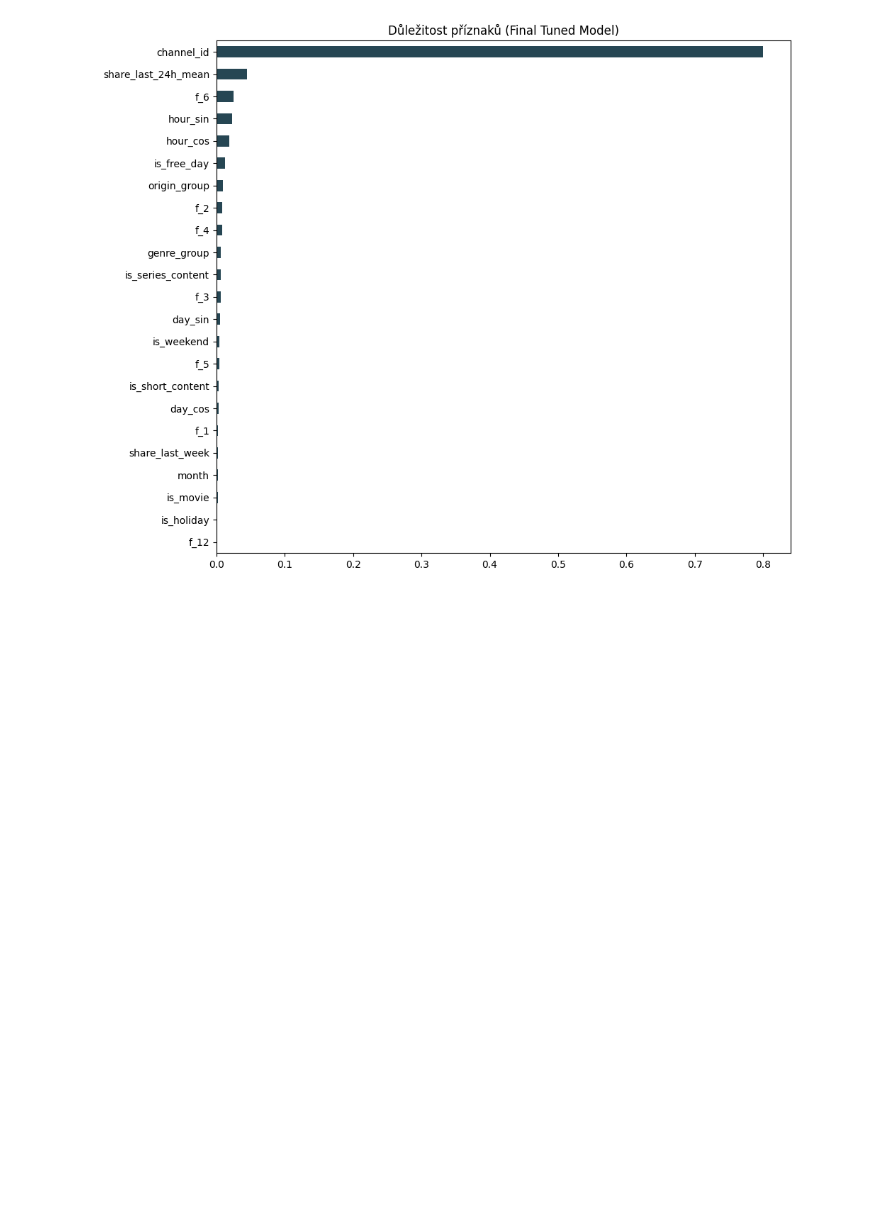
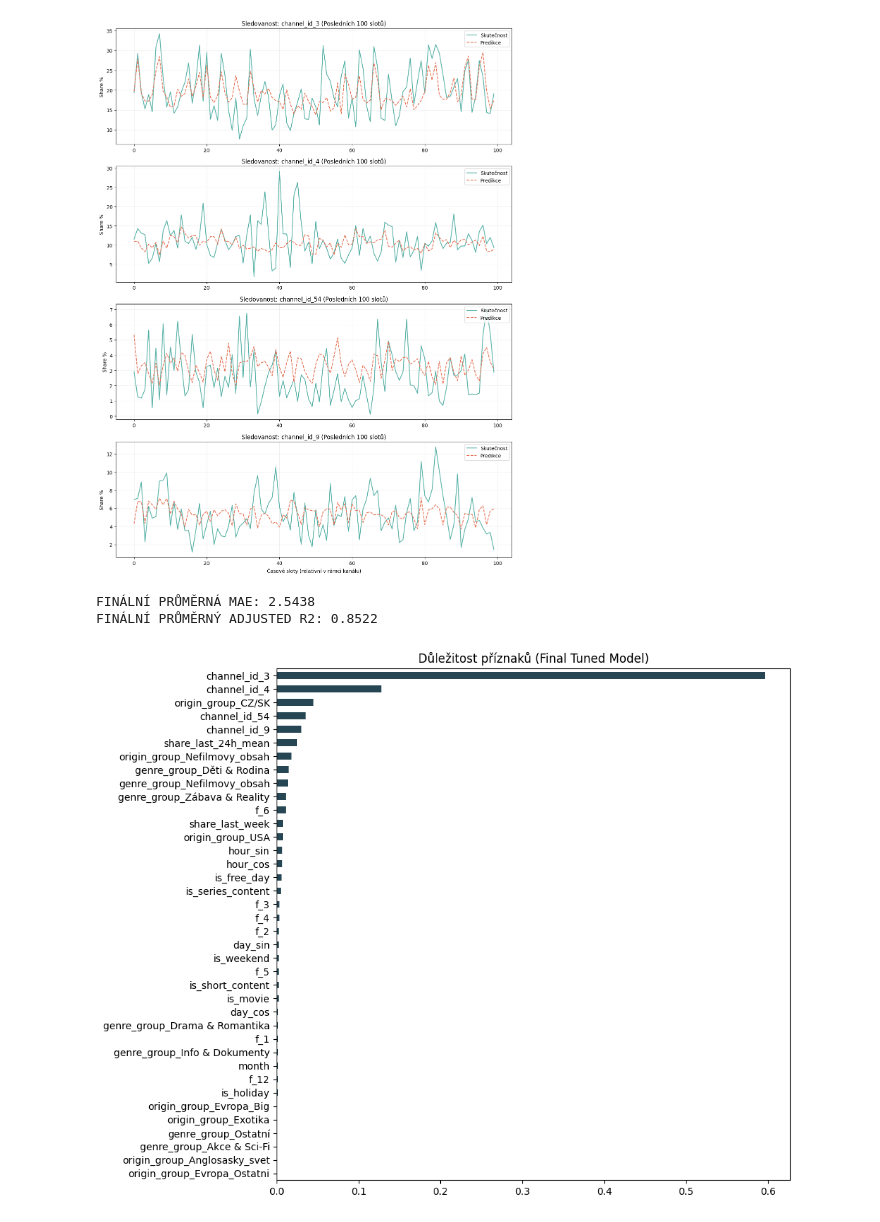
Before and after one commit to AdamCzech27/tv-audience-forecasting, a Jupyter notebook: PredShare/pred_share.ipynb, the cells around one changed output. Cells and saved outputs as stored; diff of their text form; code cells hidden in the pictures; blank space fills up the shorter version.

```diff
--- a/PredShare/pred_share.ipynb
+++ b/PredShare/pred_share.ipynb
@@ -32,32 +32,35 @@ TARGET = 'share_15_54'
 preprocessor = DataPreprocessor(FIX_COLS, TARGET)
 processed_df = preprocessor.run(df)
 # %%
-# --- 1. NAČTENÍ A PŘÍPRAVA DAT (Zůstává stejné) ---
+# --- 1. NAČTENÍ A PŘÍPRAVA DAT ---
 df = processed_df.copy()
-df = df.sort_values(['channel_id', 'timeslot_datetime_from']).reset_index(drop=True)
+df = df.sort_values(['timeslot_datetime_from', 'channel_id']).reset_index(drop=True)
 
-# --- 2. FEATURE ENGINEERING ---
+# --- 2. FEATURE ENGINEERING (vylepšeno o One-Hot Encoding) ---
+
+# Cyklické kódování času (ponecháváme)
 df['hour_sin'] = np.sin(2 * np.pi * df['hour'] / 24)
 df['hour_cos'] = np.cos(2 * np.pi * df['hour'] / 24)
 
-if df['day_of_week'].dtype == 'object' or df['day_of_week'].dtype.name == 'category':
-    day_map = {'Monday':0, 'Tuesday':1, 'Wednesday':2, 'Thursday':3, 'Friday':4, 'Saturday':5, 'Sunday':6}
-    df['day_num'] = df['day_of_week'].map(day_map)
-else:
-    df['day_num'] = df['day_of_week']
 
-df['day_sin'] = np.sin(2 * np.pi * df['day_num'] / 7)
-df['day_cos'] = np.cos(2 * np.pi * df['day_num'] / 7)
+df['day_sin'] = np.sin(2 * np.pi * df['day_of_week'] / 7)
+df['day_cos'] = np.cos(2 * np.pi * df['day_of_week'] / 7)
 
+# Lagové a klouzavé příznaky
 df['share_last_week'] = df.groupby('channel_id')['share_15_54'].shift(168)
 df['share_last_24h_mean'] = df.groupby('channel_id')['share_15_54'].transform(
     lambda x: x.shift(1).rolling(window=24, min_periods=1).mean()
 )
 
-for col in ['channel_id', 'genre_group', 'origin_group']:
-    df[col] = df[col].astype('category').cat.codes
+# --- ONE-HOT ENCODING ---
+cols_to_encode = ['channel_id', 'genre_group', 'origin_group']
+
+df = pd.get_dummies(df, columns=cols_to_encode, prefix=cols_to_encode, drop_first=False)
+
+# Doplnění chybějících hodnot po lagování
 df = df.ffill().bfill()
 
+# --- DEFINICE FEATURES ---
 forbidden = ['share_15_54', 'share_15_54_3mo_mean', 'timeslot_datetime_from', 'main_ident',
              'f_7', 'f_8', 'f_9', 'f_10', 'f_11', 'hour', 'day_of_week', 'day_num']
 
@@ -67,8 +70,6 @@ y = df['share_15_54']
 
 # --- 3. ML WORKFLOW S VYUŽITÍM HELPERU ---
 helper = ModelHelper(X, y)
-
-# Volitelně: spuštění tuningu
 best_params = helper.run_tuning(n_trials=15)
 
 mlflow.set_experiment("TV_Sledovanost_Task_2_Final")
@@ -78,7 +79,7 @@ with mlflow.start_run(run_name="XGBoost_WithOut_3Mo_Mean"):
     mlflow.log_param("num_features", helper.features_count)
 
     tscv = TimeSeriesSplit(n_splits=5)
-    model = xgb.XGBRegressor(**best_params, n_jobs=-1)
+    model = xgb.XGBRegressor(**best_params,random_state = 420, n_jobs=-1)
 
     maes, r2s, adj_r2s = [], [], []
 
@@ -101,11 +102,52 @@ with mlflow.start_run(run_name="XGBoost_WithOut_3Mo_Mean"):
         mlflow.log_metric(f"fold_{fold+1}_adj_r2", m_adj_r2)
         print(f"Fold {fold+1} | MAE: {m_mae:.4f} | AdjR2: {m_adj_r2:.4f}")
 
+        # --- NOVINKA: Vizualizace posledních 100 řádků podle kanálů ---
+        if fold == 4:
+            vis_df = X_test.copy()
+            vis_df['Actual'] = y_test.values
+            vis_df['Predicted'] = preds
+
+            # Najdeme všechny sloupce, které vznikly z channel_id
+            channel_cols = [col for col in vis_df.columns if col.startswith('channel_id_')]
+
+            # Vytvoříme subpoly pro každý nalezený kanál
+            fig, axes = plt.subplots(len(channel_cols), 1, figsize=(12, 4 * len(channel_cols)), sharex=False)
+            if len(channel_cols) == 1: axes = [axes]
+
+            for i, col in enumerate(sorted(channel_cols)):
+                # Vybereme řádky, kde má daný kanál hodnotu 1 (příznak aktivního kanálu)
+                ch_full_data = vis_df[vis_df[col] == 1]
+
+                # Pokud pro daný kanál v testovacím setu nejsou data, přeskočíme
+                if len(ch_full_data) == 0:
+                    axes[i].set_title(f'Kanál: {col} (Žádná data v testu)')
+                    continue
+
+                # Vezmeme posledních 100 záznamů pro tento kanál
+                ch_data = ch_full_data.tail(100)
+
+                axes[i].plot(range(len(ch_data)), ch_data['Actual'], label='Skutečnost', color='#2A9D8F', alpha=0.8)
+                axes[i].plot(range(len(ch_data)), ch_data['Predicted'], label='Predikce', color='#E76F51', linestyle='--')
+
+                # Název grafu odvodíme z názvu sloupce (např. "channel_id_Nova")
+                axes[i].set_title(f'Sledovanost: {col} (Posledních 100 slotů)')
+                axes[i].set_ylabel('Share %')
+                axes[i].legend(loc='upper right')
+                axes[i].grid(True, alpha=0.2)
+
+            plt.xlabel('Časové sloty (relativní v rámci kanálu)')
+            plt.tight_layout()
+            plt.savefig("prediction_by_channel_ohe.png")
+            mlflow.log_artifact("prediction_by_channel_ohe.png")
+            plt.show()
+
     # Logování průměrů
     mlflow.log_metric("avg_mae", np.mean(maes))
     mlflow.log_metric("avg_adj_r2", np.mean(adj_r2s))
+    mlflow.log_param("random_state", 420)
 
-    # Artefakty a uložení
+    # Feature Importance
     importances = pd.Series(model.feature_importances_, index=features).sort_values(ascending=True)
     plt.figure(figsize=(10, 8))
     importances.plot(kind='barh', color='#264653')
@@ -113,6 +155,7 @@ with mlflow.start_run(run_name="XGBoost_WithOut_3Mo_Mean"):
     plt.tight_layout()
     plt.savefig("feature_importance.png")
     mlflow.log_artifact("feature_importance.png")
+
     mlflow.xgboost.log_model(model, name="xgboost_baseline_no_3mo")
 
     print(f"\nFINÁLNÍ PRŮMĚRNÁ MAE: {np.mean(maes):.4f}")
@@ -149 +189,4 @@ FINÁLNÍ PRŮMĚRNÝ ADJUSTED R2: -0.1651
-[figure, old version]
+[figure, new version]
+FINÁLNÍ PRŮMĚRNÁ MAE: 2.5438
+FINÁLNÍ PRŮMĚRNÝ ADJUSTED R2: 0.8522
+[figure, added]
```
Also changed, not shown: parts of 6 cells of this notebook, 1 other file.
